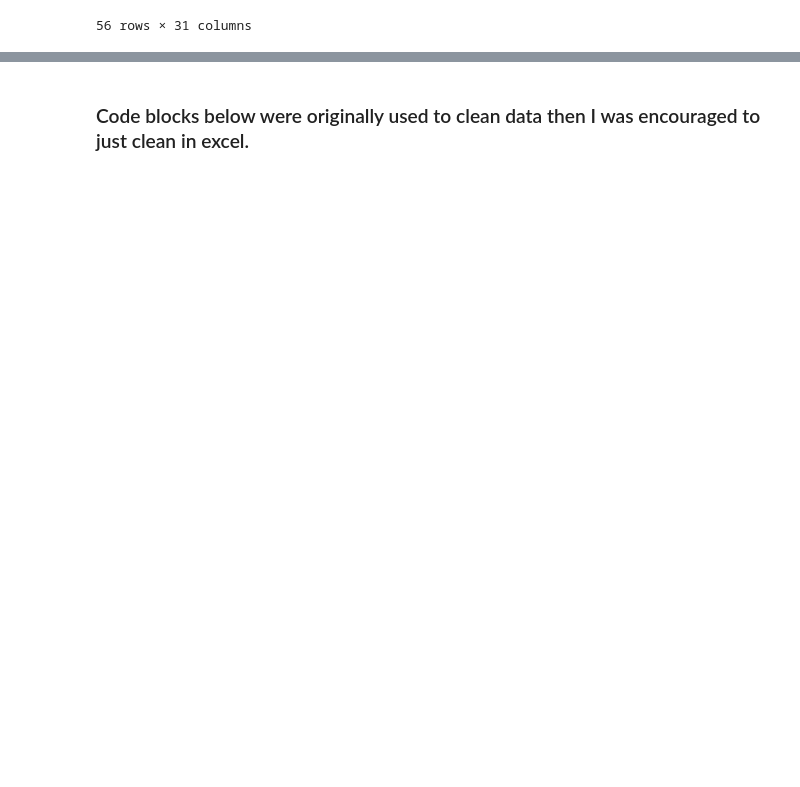
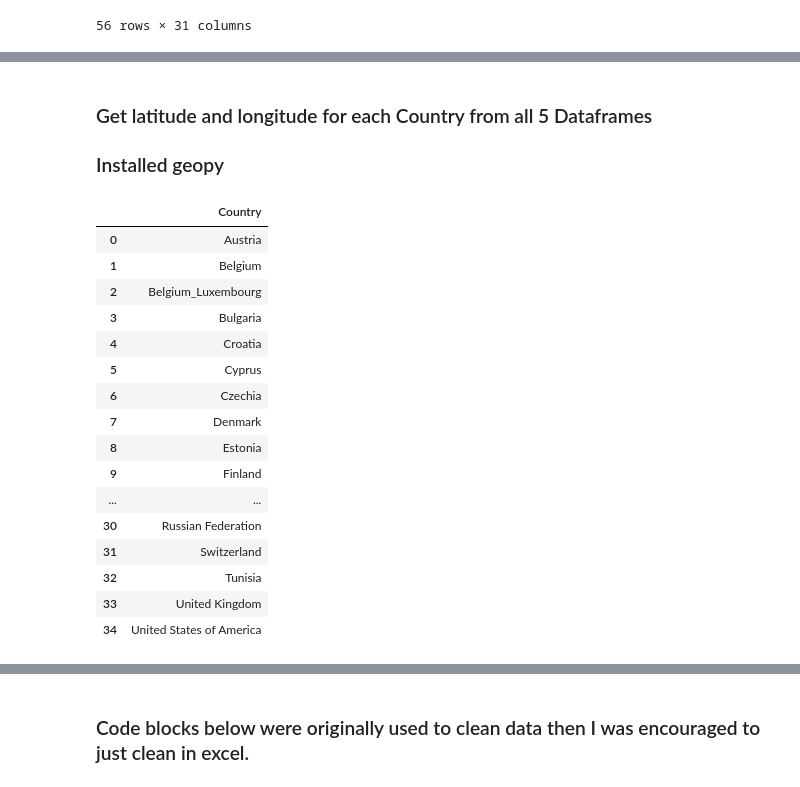
Before and after one commit to SandraBotica/Project-3, a Jupyter notebook: coffee_data.ipynb, the cells around one changed output, grey strips where cells are left out. Saved outputs shown, nothing was run; the diff lists cells and outputs as text; code cells hidden in the pictures; blank space fills up the shorter version.

```diff
--- a/coffee_data.ipynb
+++ b/coffee_data.ipynb
@@ -152,3 +147,6 @@ retail_prices_df
 # %%
 # Export the DataFrame as a CSV file.
 retail_prices_df.to_csv(("Resources/retail_prices.csv"))
+# %% [markdown]
+### Get latitude and longitude for each Country from all 5 Dataframes
+### Installed geopy
@@ -154,0 +157,27 @@ retail_prices_df.to_csv(("Resources/retail_prices.csv"))
+# %%
+# Create a list of Countries in the imports data (will have to delete final row as a total title not a Country)
+imports_country_list = imports_df.Country.values.tolist()
+imports_country_list
+data = {'Country': (imports_country_list)}
+# print(data)
+imports_country_list_df = pd.DataFrame(data)
+imports_country_list_df = imports_country_list_df.drop([35])
+imports_country_list_df
+# %% [output]
+|  | Country |
+| 0 | Austria |
+| 1 | Belgium |
+| 2 | Belgium_Luxembourg |
+| 3 | Bulgaria |
+| 4 | Croatia |
+| 5 | Cyprus |
+| 6 | Czechia |
+| 7 | Denmark |
+| 8 | Estonia |
+| 9 | Finland |
+| ... | ... |
+| 30 | Russian Federation |
+| 31 | Switzerland |
+| 32 | Tunisia |
+| 33 | United Kingdom |
+| 34 | United States of America |
```
Also changed, not shown: parts of 73 cells of this notebook, 10 other files.
